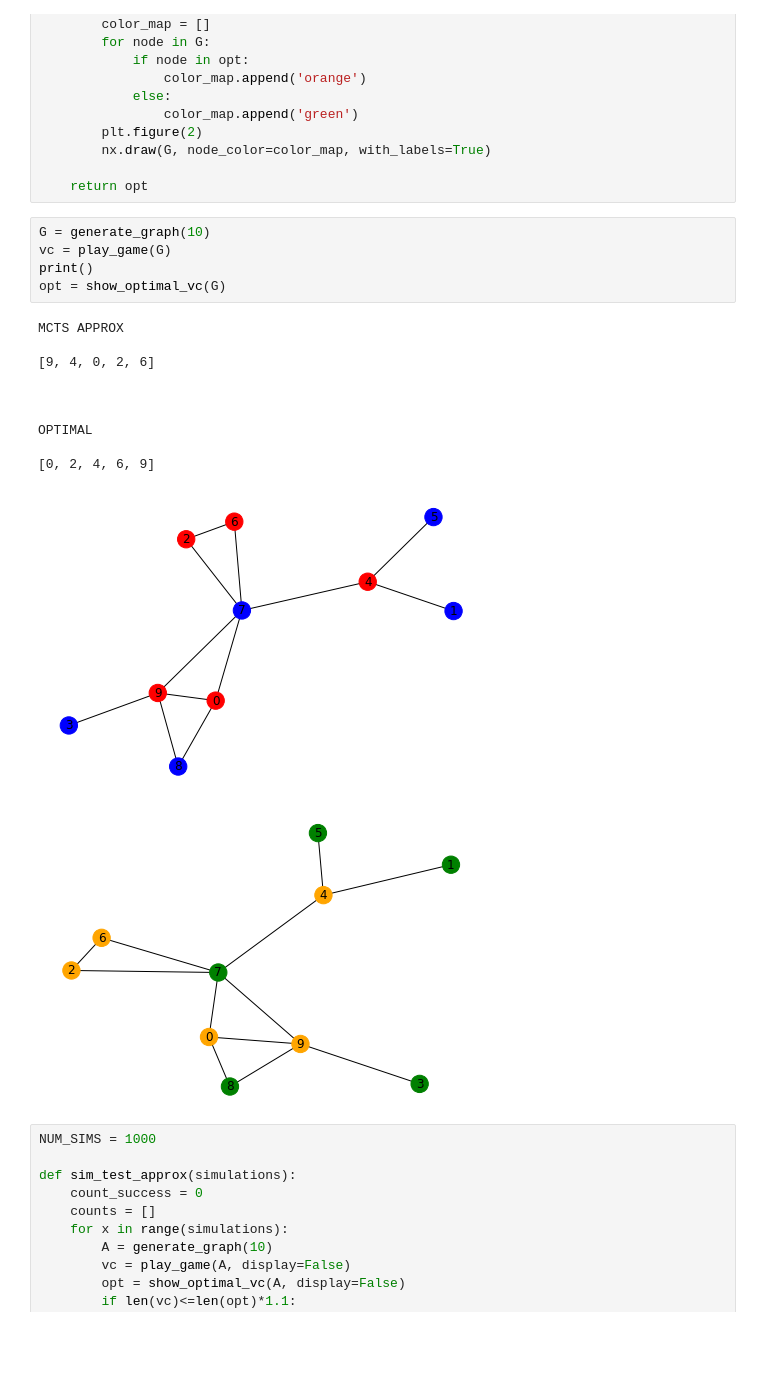
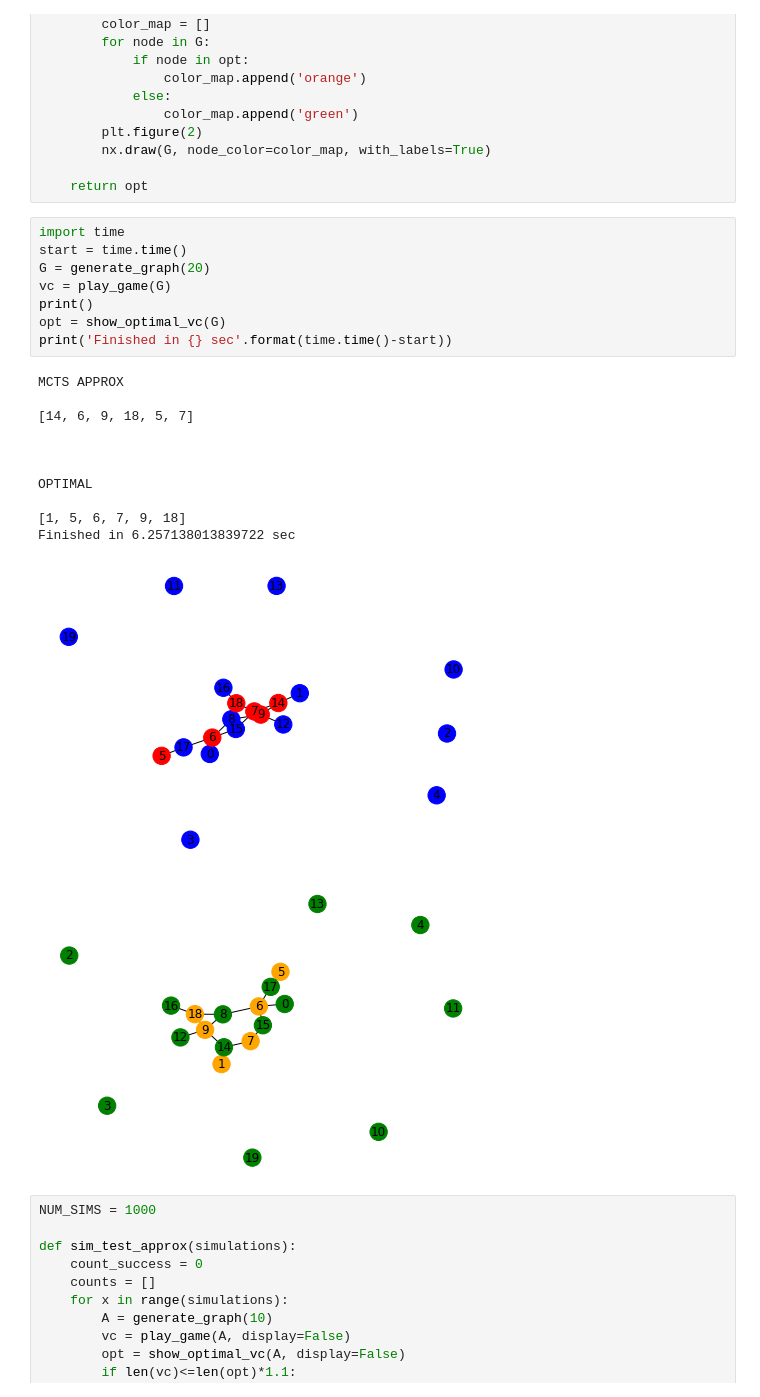
Before and after one commit to colindbrown/columbia-deep-learning-project, a Jupyter notebook: EX1/AlphaMinVertexCover_Submission.ipynb, the cells around one changed output. Cells and saved outputs as stored; diff of their text form; blank space fills up the shorter version.

```diff
--- a/EX1/AlphaMinVertexCover_Submission.ipynb
+++ b/EX1/AlphaMinVertexCover_Submission.ipynb
@@ -245,22 +245,26 @@ def show_optimal_vc(G, display=True):
 
     return opt
 # %%
-G = generate_graph(10)
+import time
+start = time.time()
+G = generate_graph(20)
 vc = play_game(G)
 print()
 opt = show_optimal_vc(G)
+print('Finished in {} sec'.format(time.time()-start))
 # %% [output]
 MCTS APPROX
 
-[9, 4, 0, 2, 6]
+[14, 6, 9, 18, 5, 7]
 
 
 
 OPTIMAL
 
-[0, 2, 4, 6, 9]
+[1, 5, 6, 7, 9, 18]
+Finished in 6.257138013839722 sec
-[figure, old version]
+[figure, new version]
-[figure, old version]
+[figure, new version]
 # %%
 NUM_SIMS = 1000
 
```
Also changed, not shown: parts of 4 cells of this notebook.
